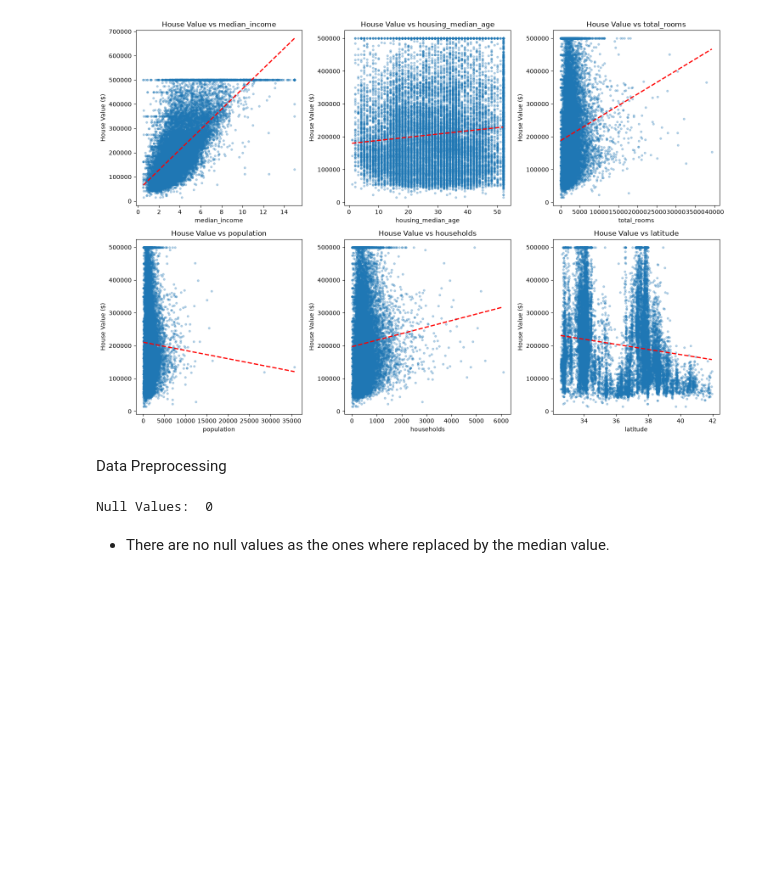
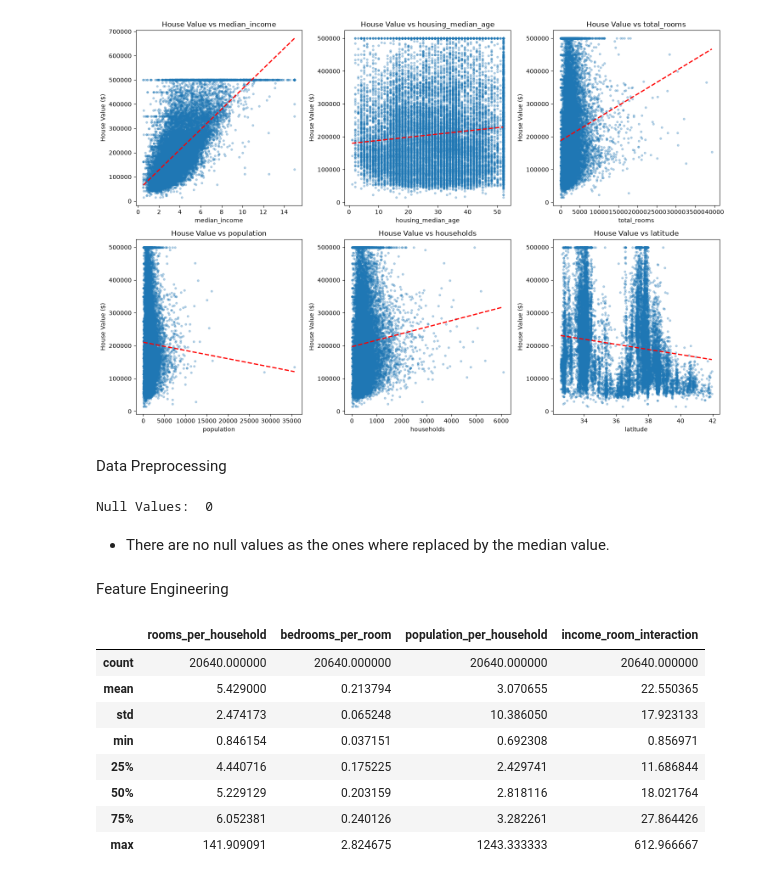
Before and after one commit to seelneas/Datheon_Machine_Learning_-_Data_Science_Internship, a Jupyter notebook: RealEstate_Housing_Price_Prediction/house_price_prediction.ipynb, the cells around one changed output. Cells and saved outputs as stored; diff of their text form; code cells hidden in the pictures; blank space fills up the shorter version.

Commit message:
feat: add feature engineering

```diff
--- a/RealEstate_Housing_Price_Prediction/house_price_prediction.ipynb
+++ b/RealEstate_Housing_Price_Prediction/house_price_prediction.ipynb
@@ -307,3 +307,5 @@ scaler = StandardScaler()
 X_train = scaler.fit_transform(X_train)
 
 X_test = scaler.transform(X_test)
+# %% [markdown]
+Feature Engineering
@@ -309,0 +331,19 @@ X_test = scaler.transform(X_test)
+# %%
+new_features = [
+    "rooms_per_household",
+    "bedrooms_per_room",
+    "population_per_household",
+    "income_room_interaction"
+]
+
+df[new_features].describe()
+# %% [output]
+|  | rooms_per_household | bedrooms_per_room | population_per_household | income_room_interaction |
+| count | 20640.000000 | 20640.000000 | 20640.000000 | 20640.000000 |
+| mean | 5.429000 | 0.213794 | 3.070655 | 22.550365 |
+| std | 2.474173 | 0.065248 | 10.386050 | 17.923133 |
+| min | 0.846154 | 0.037151 | 0.692308 | 0.856971 |
+| 25% | 4.440716 | 0.175225 | 2.429741 | 11.686844 |
+| 50% | 5.229129 | 0.203159 | 2.818116 | 18.021764 |
+| 75% | 6.052381 | 0.240126 | 3.282261 | 27.864426 |
+| max | 141.909091 | 2.824675 | 1243.333333 | 612.966667 |
```
Also changed, not shown: parts of 4 cells of this notebook.
